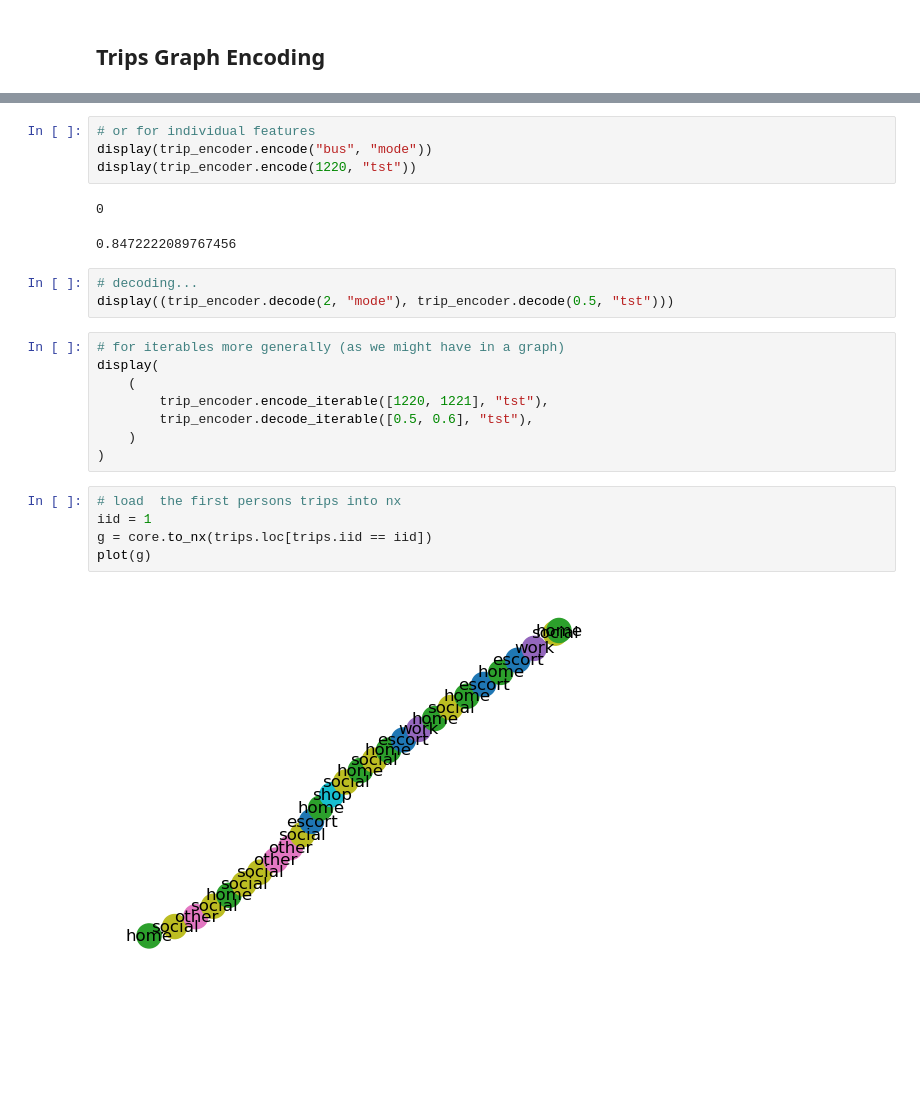
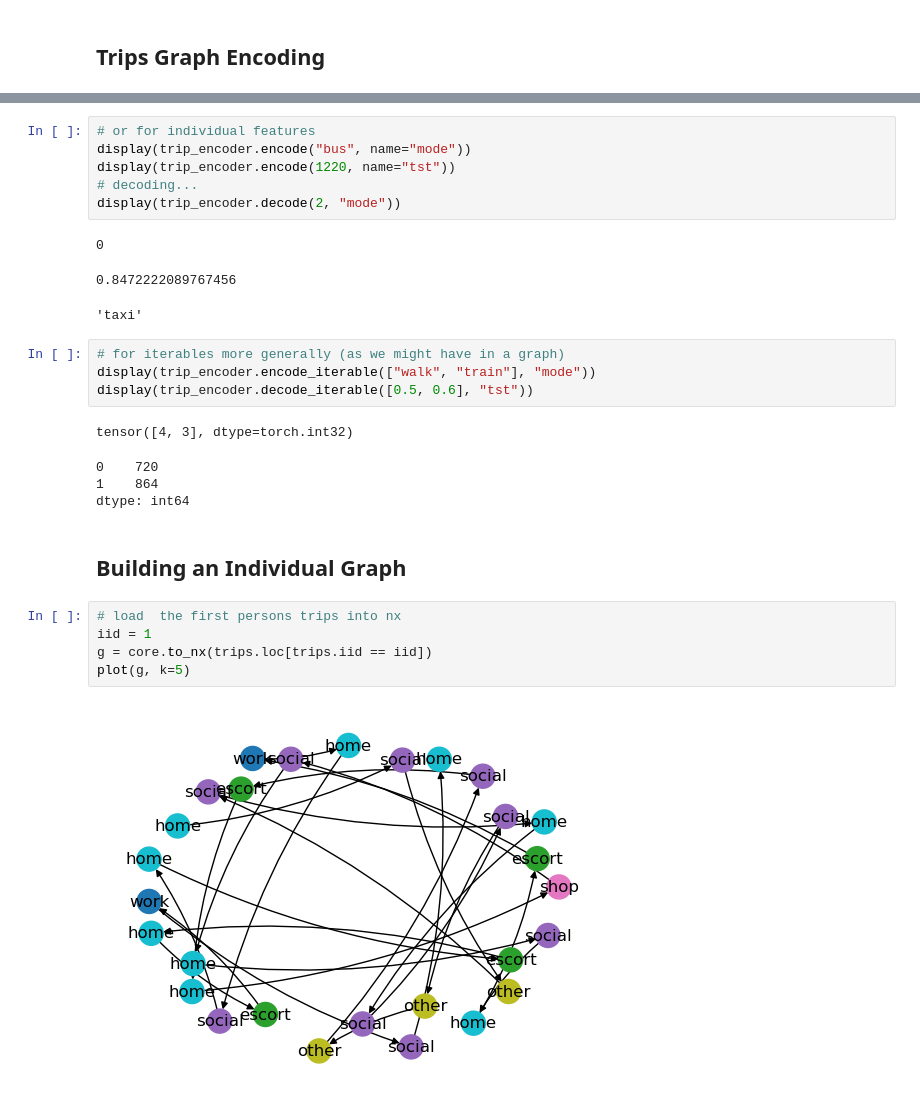
Before and after one commit to fredshone/ntsx, a Jupyter notebook: demo.ipynb, the cells around one changed output, grey strips where cells are left out. Cells and saved outputs as stored; diff of their text form; blank space fills up the shorter version.

```diff
--- a/demo.ipynb
+++ b/demo.ipynb
@@ -100,29 +102,32 @@ display(trips_encoded.head())
 | 4 | 5 | 2021 | 1 | 1 | 1 | 1 | 1 | 2 | 7 | 0.999891 | 0.527778 | ... |
 # %%
 # or for individual features
-display(trip_encoder.encode("bus", "mode"))
-display(trip_encoder.encode(1220, "tst"))
+display(trip_encoder.encode("bus", name="mode"))
+display(trip_encoder.encode(1220, name="tst"))
+# decoding...
+display(trip_encoder.decode(2, "mode"))
 # %% [output]
 0
 0.8472222089767456
+'taxi'
-# %%
-# decoding...
-display((trip_encoder.decode(2, "mode"), trip_encoder.decode(0.5, "tst")))
 # %%
 # for iterables more generally (as we might have in a graph)
-display(
-    (
-        trip_encoder.encode_iterable([1220, 1221], "tst"),
-        trip_encoder.decode_iterable([0.5, 0.6], "tst"),
-    )
-)
+display(trip_encoder.encode_iterable(["walk", "train"], "mode"))
+display(trip_encoder.decode_iterable([0.5, 0.6], "tst"))
+# %% [output]
+tensor([4, 3], dtype=torch.int32)
+0    720
+1    864
+dtype: int64
+# %% [markdown]
+## Building an Individual Graph
 # %%
 # load  the first persons trips into nx
 iid = 1
 g = core.to_nx(trips.loc[trips.iid == iid])
-plot(g)
+plot(g, k=5)
 # %% [output]
-[figure, old version]
+[figure, new version]
 # %%
 # nodes/vertices represent facilities for activities (they have a type eg "work" and an approx location)
 # edges represent trips between activities (they have a mode eg "car", a start time and a duration)
```
Also changed, not shown: parts of 11 cells of this notebook, 8 other files.
